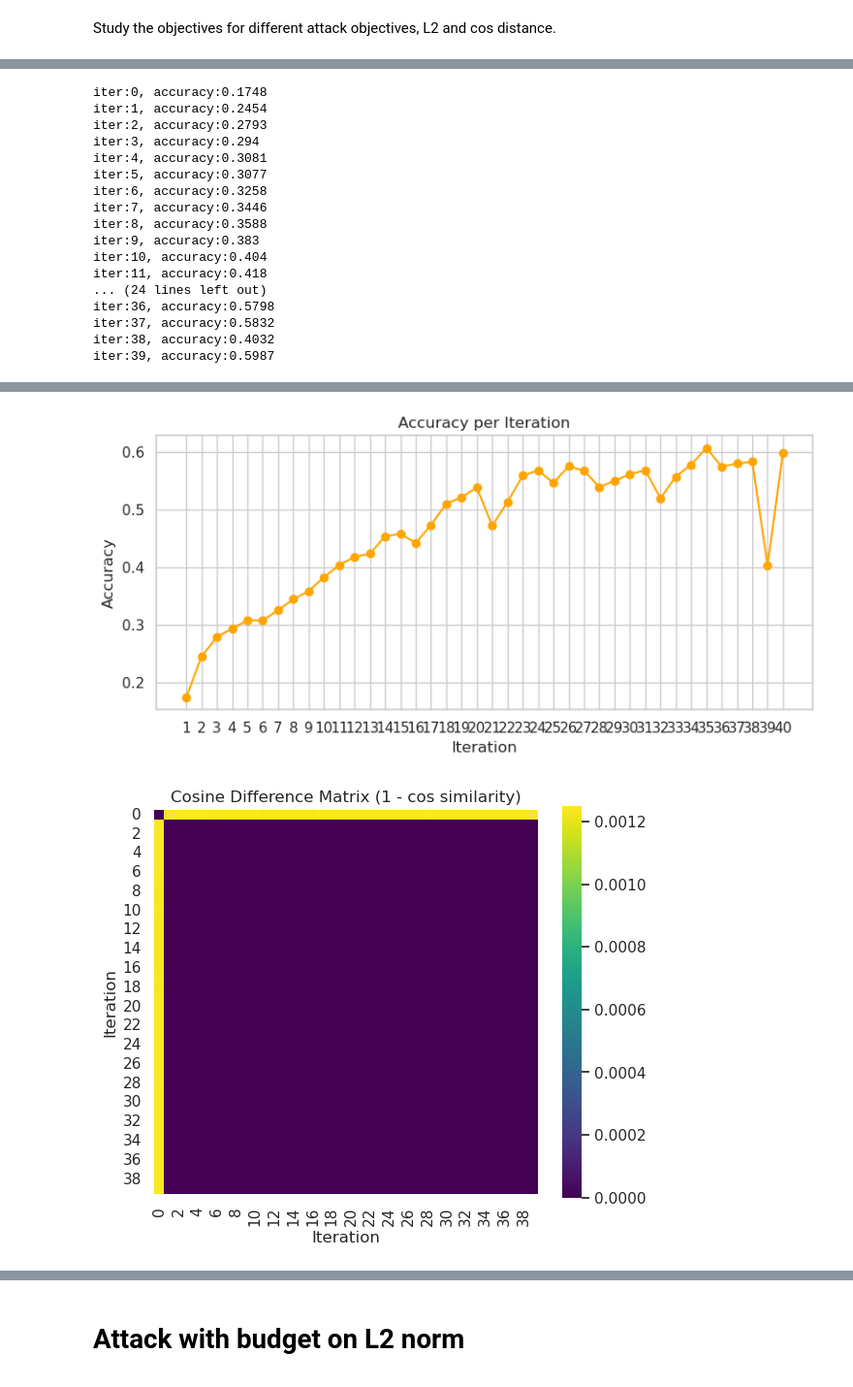
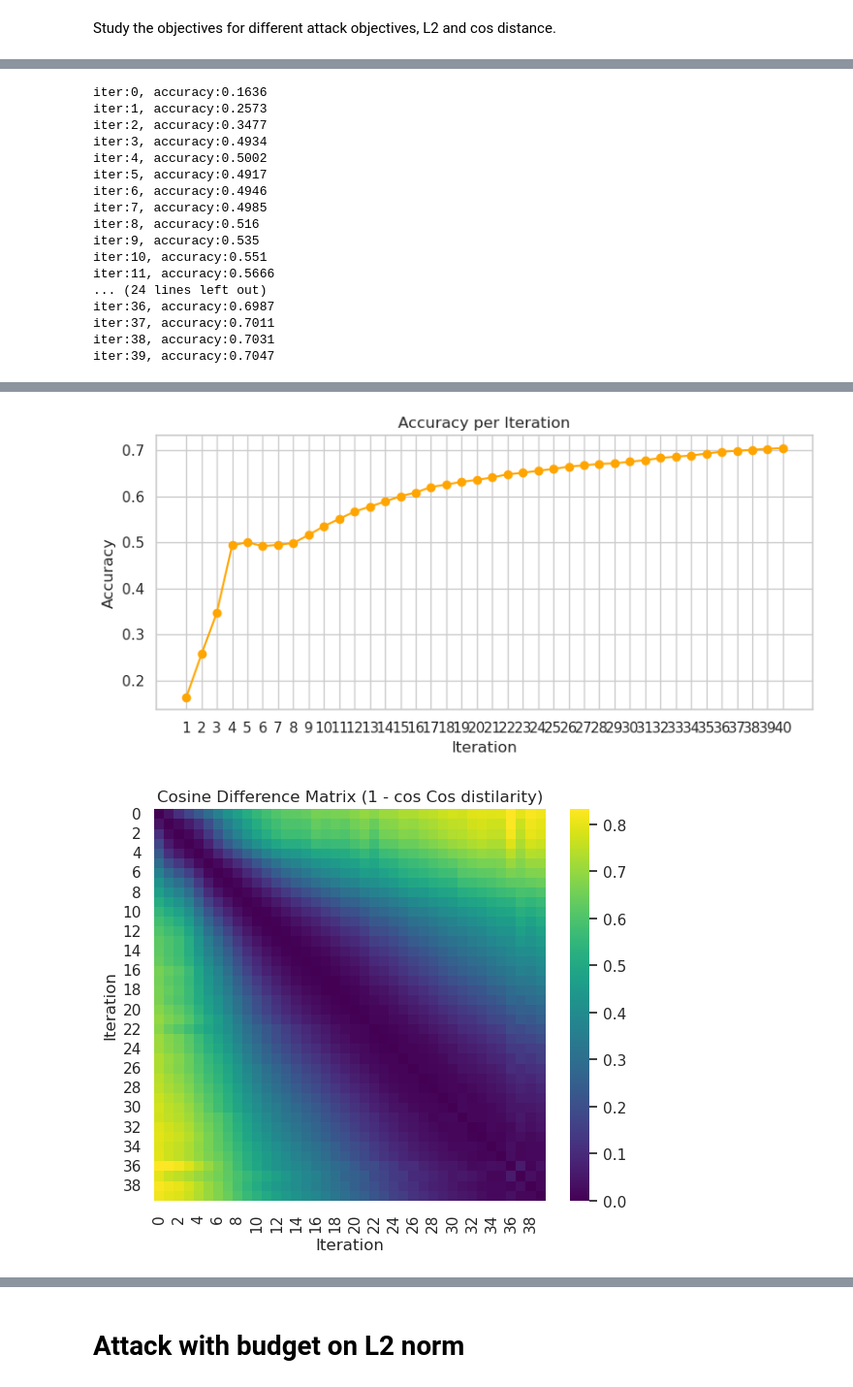
Before and after one commit to yangland/FedON, a Jupyter notebook: jupyter_notebooks/objective_cos_analysis_CNN_CIFAR10.ipynb, the cells around one changed output, grey strips where cells are left out. Shown at 97% size. Cells and saved outputs as stored; diff of their text form; code cells hidden in the pictures.

```diff
--- a/jupyter_notebooks/objective_cos_analysis_CNN_CIFAR10.ipynb
+++ b/jupyter_notebooks/objective_cos_analysis_CNN_CIFAR10.ipynb
@@ -44,11 +44,11 @@ iters = 40
 learning_rate = 0.001
 
 global attack
-attack = "MobileNetV2_32" #"backdoor", "tlp", "ut"
-model_name = "VGG13_32" # "resnet8", "ConvNet"
+attack = "none" #"backdoor", "tlp", "ut"
+model_name = "LeNet5" # "ResNet18", "LeNet5", "VGG13_32"
 num_classes = 10
 pooled_num = 20
-dataset = "cifar10" # "cifar10", "fmnist"
+dataset = "fmnist" # "cifar10", "fmnist"
 # %%
 # Define transformation (convert images to tensors and normalize)
 transform_img = T.Compose([
@@ -148,23 +146,23 @@ for iter in range(iters):
     accuracy_list.append(accuracy)
     print(f"iter:{iter}, accuracy:{accuracy}")
 # %% [output]
-iter:0, accuracy:0.1748
-iter:1, accuracy:0.2454
-iter:2, accuracy:0.2793
-iter:3, accuracy:0.294
-iter:4, accuracy:0.3081
-iter:5, accuracy:0.3077
-iter:6, accuracy:0.3258
-iter:7, accuracy:0.3446
-iter:8, accuracy:0.3588
-iter:9, accuracy:0.383
-iter:10, accuracy:0.404
-iter:11, accuracy:0.418
+iter:0, accuracy:0.1636
+iter:1, accuracy:0.2573
+iter:2, accuracy:0.3477
+iter:3, accuracy:0.4934
+iter:4, accuracy:0.5002
+iter:5, accuracy:0.4917
+iter:6, accuracy:0.4946
+iter:7, accuracy:0.4985
+iter:8, accuracy:0.516
+iter:9, accuracy:0.535
+iter:10, accuracy:0.551
+iter:11, accuracy:0.5666
 ... (24 lines left out)
-iter:36, accuracy:0.5798
-iter:37, accuracy:0.5832
-iter:38, accuracy:0.4032
-iter:39, accuracy:0.5987
+iter:36, accuracy:0.6987
+iter:37, accuracy:0.7011
+iter:38, accuracy:0.7031
+iter:39, accuracy:0.7047
 # %%
 # Flatten a model update (dict of tensors) into a single 1D tensor
 def flatten_update(update_dict):
@@ -222,7 +222,7 @@ l2_diff_np = l2_diff_matrix.numpy()
 # Plot 3: Heatmap of cosine differences (without annotations)
 plt.figure(figsize=(6, 5))
 sns.heatmap(cos_diff_np, annot=False, cmap="viridis", square=True)
-plt.title("Cosine Difference Matrix (1 - cos similarity)")
+plt.title("Cosine Difference Matrix (1 - cos Cos distilarity)")
 plt.xlabel("Iteration")
 plt.ylabel("Iteration")
 plt.tight_layout()
@@ -241,2 +241,2 @@ plt.show()
-[figure, old version]
+[figure, new version]
-[figure, old version]
+[figure, new version]
```
Also changed, not shown: parts of 8 cells of this notebook.
